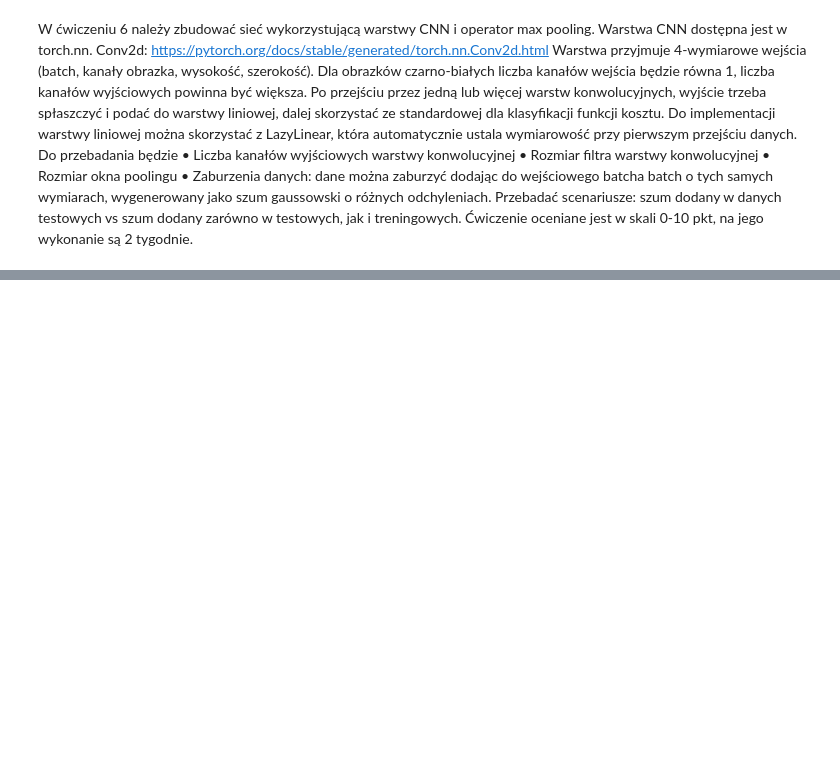
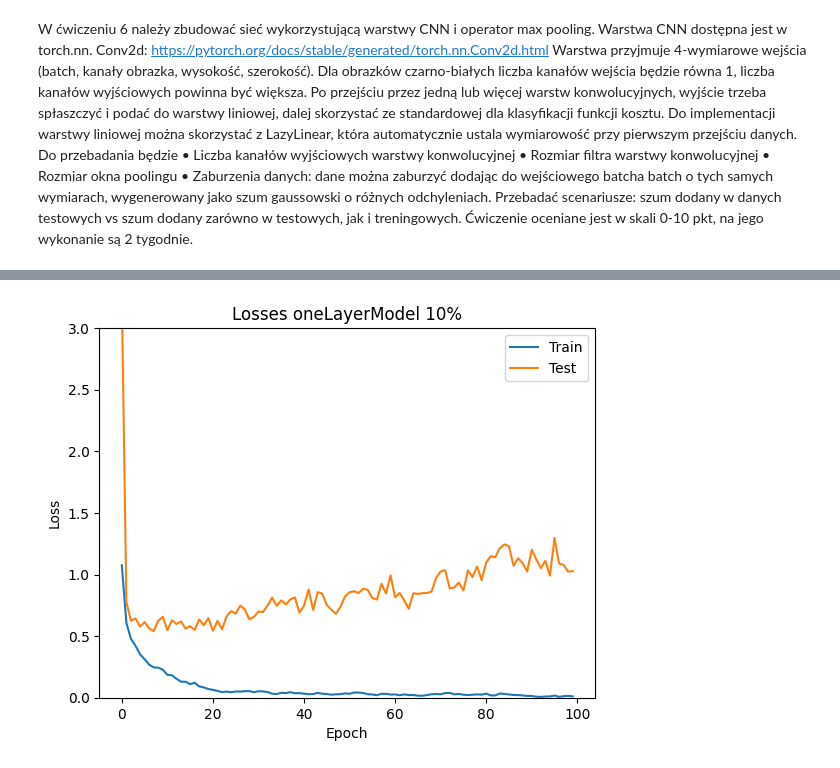
Before and after one commit to Filipstrozik/NeuralNetworks, a Jupyter notebook: CW6/lista6.ipynb, the cells around one changed output, grey strips where cells are left out. Drawn from its saved outputs; the diff is of its cells as text; code cells hidden in the pictures; blank space fills up the shorter version.

```diff
--- a/CW6/lista6.ipynb
+++ b/CW6/lista6.ipynb
@@ -482,0 +683,11 @@ Epoch 0/10 - Train Loss: 0.5452, Test Loss: 3.2955
+# %%
+print('oneLayerModel 10%')
+oneLayerModel_losses_10 = train(
+    model,
+    criterion,
+    train_loader,
+    test_loader,
+    epochs=epochs)
+evaluate_model(model, test_loader)
+plot_loss(oneLayerModel_losses_10, 'Losses oneLayerModel 10%')
+# %% [output]
@@ -482,0 +710 @@ Epoch 0/10 - Train Loss: 0.5452, Test Loss: 3.2955
+[figure, added]
```
Also changed, not shown: parts of 4 cells of this notebook.
